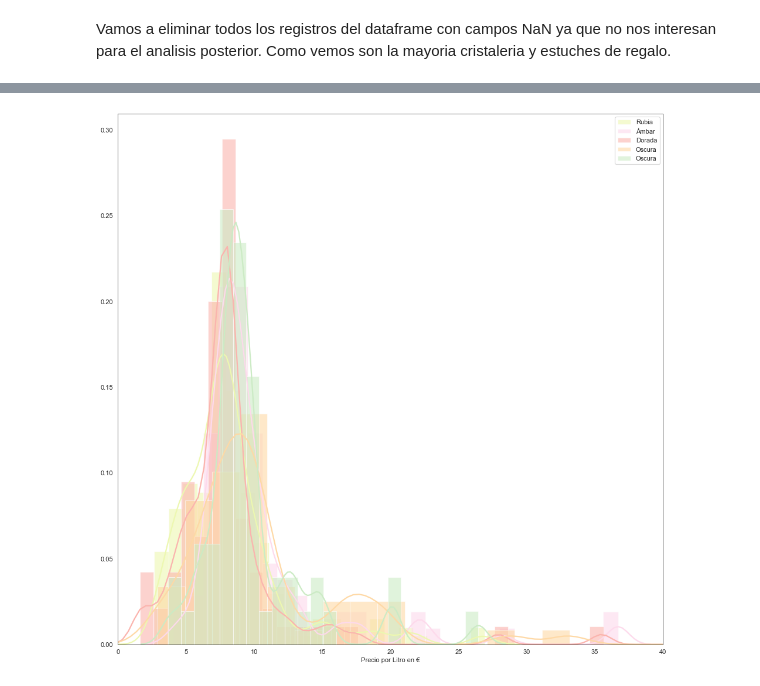
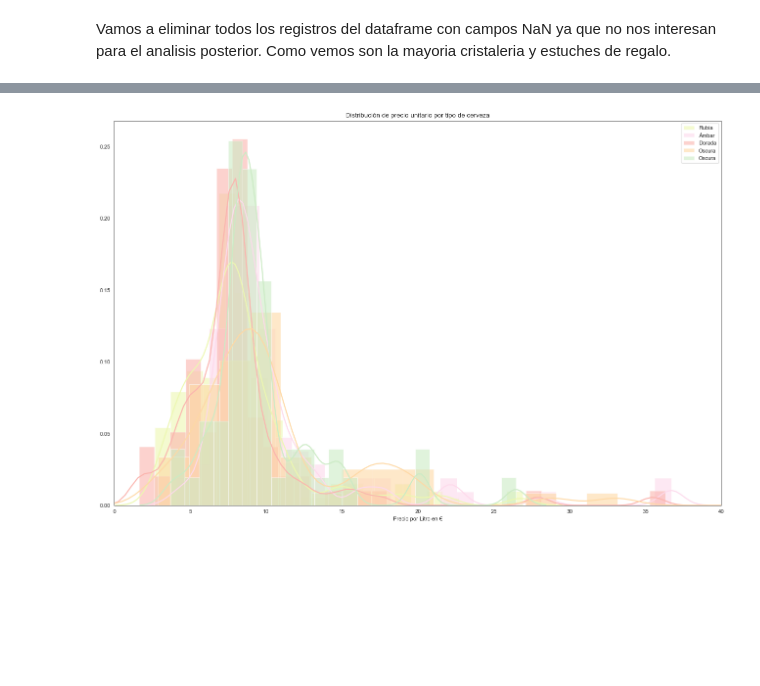
Before and after one commit to guille-arguello/web_scraping_beers, a Jupyter notebook: web_scraping_beers.ipynb, the cells around one changed output, grey strips where cells are left out. Saved outputs shown, nothing was run; the diff lists cells and outputs as text; code cells hidden in the pictures; blank space fills up the shorter version.

```diff
--- a/web_scraping_beers.ipynb
+++ b/web_scraping_beers.ipynb
@@ -214,8 +226,8 @@ data.groupby('Categoria').count()
 | LATAS | 19 | 19 | 19 | 19 | 19 | 19 | 19 | ... |
 # %%
 #Eliminamos el registro con categoria 'INICIO' porque no tiene valor y sustituimos los campos NA por NaN
-data.drop( data[ data['Categoria'] == 'INICIO' ].index , inplace=True)
-data = data.replace("NA", np.NaN)
+data_beers_web_sacraping.drop( data[ data['Categoria'] == 'INICIO' ].index , inplace=True)
+data_beers_web_sacraping = data_beers_web_sacraping.replace("NA", np.NaN)
 # %%
 #Vamos a ver que categorias no tienen precios unitarios
 
@@ -242,0 +247,4 @@ data.describe()
+# %%
+data_beers_web_sacraping = data_beers_web_sacraping.dropna()
+data_beers_web_sacraping.info()
+data_beers_web_sacraping.describe()
@@ -242,0 +273,4 @@ data.describe()
+# %%
+data_beers_web_sacraping["Precio en €"] = pd.to_numeric(data_beers_web_sacraping["Precio en €"])
+data_beers_web_sacraping["Precio por Litro en €"] = pd.to_numeric(data_beers_web_sacraping["Precio por Litro en €"])
+data_beers_web_sacraping.describe()
@@ -243,8 +287,8 @@ data.describe()
 # %%
 #Vamos a crear una nueva columna para el color sólo con la primera palabra y en femenino, para generar menos categorias.
-data['Color Simplificado'] = data['Color'].str.split().str.get(0)
-data.loc[data['Color Simplificado'].str[-1] == "o", 'Color Simplificado'] = data['Color Simplificado'].str[:-1] + 'a'
-data.groupby('Color Simplificado').count().reset_index().sort_values("Categoria",ascending=False)
+data_beers_web_sacraping['Color Simplificado'] = data_beers_web_sacraping['Color'].str.split().str.get(0)
+data_beers_web_sacraping.loc[data_beers_web_sacraping['Color Simplificado'].str[-1] == "o", 'Color Simplificado'] = data_beers_web_sacraping['Color Simplificado'].str[:-1] + 'a'
+data_beers_web_sacraping.groupby('Color Simplificado').count().reset_index().sort_values("Categoria",ascending=False)
 # %% [output]
 |  | Color Simplificado | Categoria | Nombre de la Cerveza | Tamaño | Origen | Tipo | Color | Graduación | ... |
 | 28 | Rubia | 192 | 192 | 192 | 192 | 192 | 192 | 192 | ... |
@@ -294,28 +365,29 @@ fig.show()
 # %%
 import seaborn as sns
 import matplotlib.pyplot as plt
 %matplotlib inline
 sns.set_style("white")
 
-x1 = data.loc[data['Color Simplificado']=='Rubia','Precio por Litro en €']
-x2 = data.loc[data['Color Simplificado']=='Ámbar','Precio por Litro en €']
-x3 = data.loc[data['Color Simplificado']=='Dorada','Precio por Litro en €']
-x4 = data.loc[data['Color Simplificado']=='Oscura','Precio por Litro en €']
-x5 = data.loc[data['Color Simplificado']=='Marrón','Precio por Litro en €']
+x1 = data_beers_web_sacraping.loc[data_beers_web_sacraping['Color Simplificado']=='Rubia','Precio por Litro en €']
+x2 = data_beers_web_sacraping.loc[data_beers_web_sacraping['Color Simplificado']=='Ámbar','Precio por Litro en €']
+x3 = data_beers_web_sacraping.loc[data_beers_web_sacraping['Color Simplificado']=='Dorada','Precio por Litro en €']
+x4 = data_beers_web_sacraping.loc[data_beers_web_sacraping['Color Simplificado']=='Oscura','Precio por Litro en €']
+x5 = data_beers_web_sacraping.loc[data_beers_web_sacraping['Color Simplificado']=='Marrón','Precio por Litro en €']
 
 
 # Plot
 kwargs = dict(hist_kws={'alpha':.6}, kde_kws={'linewidth':2})
 
-plt.figure(figsize=(15,15), dpi= 80)
+plt.figure(figsize=(20,13), dpi= 80)
 sns.distplot(x1, color="#edf8b1", label="Rubia", **kwargs)
 sns.distplot(x2, color="#fddaec", label="Ámbar", **kwargs)
 sns.distplot(x3, color="#fbb4ae", label="Dorada", **kwargs)
 sns.distplot(x4, color="#fed9a6", label="Oscura", **kwargs)
 sns.distplot(x5, color="#ccebc5", label="Oscura", **kwargs)
 
 plt.xlim(0,40)
-plt.legend();
+plt.legend()
+plt.title('Distribución de precio unitario por tipo de cerveza');
 # %% [output]
-[figure, old version]
+[figure, new version]
 # %%
```
Also changed, not shown: parts of 13 cells of this notebook, 1 other file.
